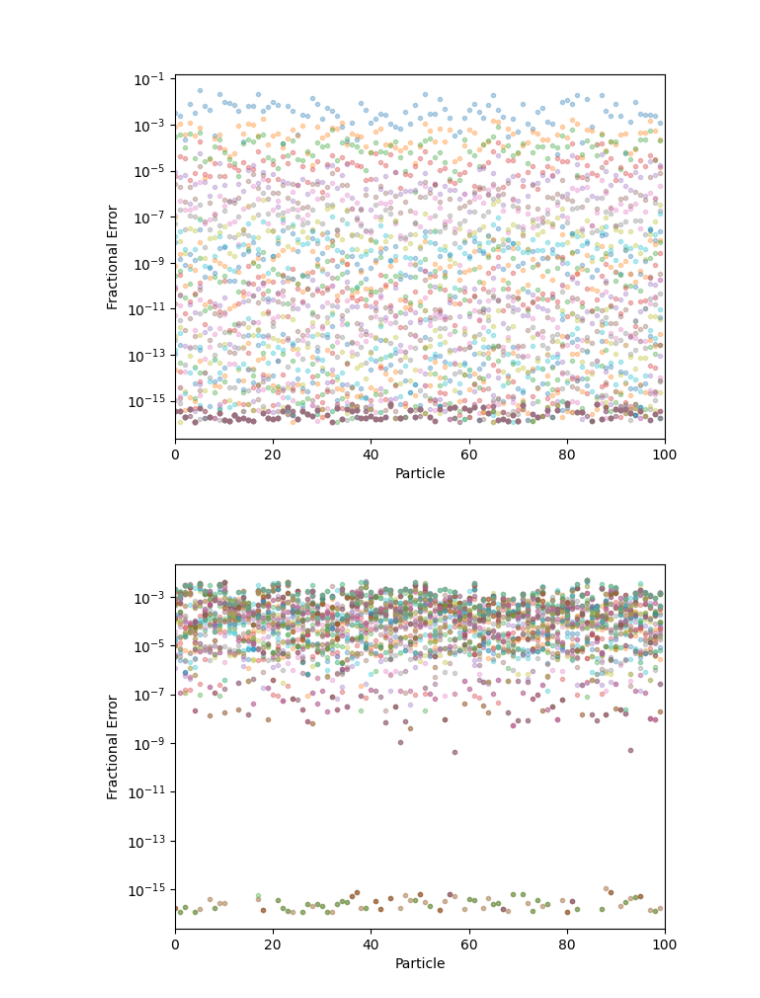
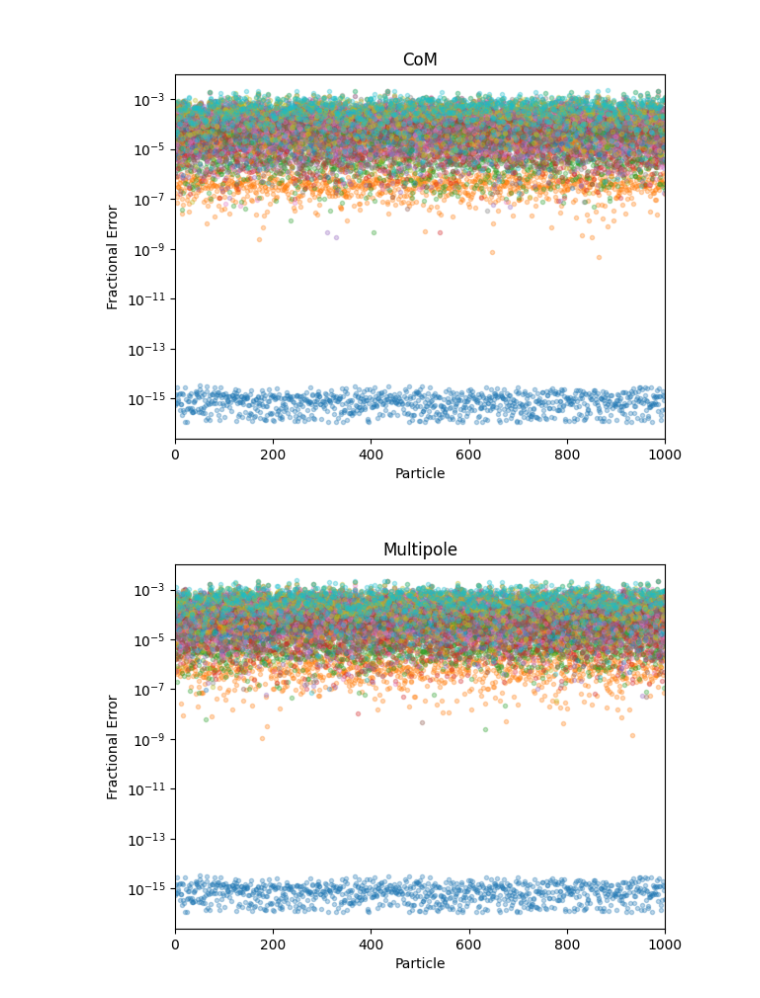
Before and after one commit to Part-II-Computational-Physics/hierarchical-methods-lb880, a Jupyter notebook: errors_test.ipynb, the cells around one changed output. Saved outputs shown, nothing was run; the diff lists cells and outputs as text; code cells hidden in the pictures.

```diff
--- a/errors_test.ipynb
+++ b/errors_test.ipynb
@@ -5,7 +7,9 @@ import matplotlib.pyplot as plt
 
 from packages import general, bh, fmm
 # %%
-num_particles = 100
+num_particles = 1000
+
+# np.random.seed(0)
 
 particles = [general.Particle(mass_like=True) for _ in range(num_particles)]
 # %%
@@ -20,18 +160,19 @@ dir_pots = np.array([particle.direct_potential for particle in particles])
 # %%
-thetas = np.linspace(0, 0.5, 50)
+thetas = np.linspace(0, 0.6, 20)
+terms = 0
 n_crit = 2
 
-bh_errs = []
-bh_fracs = []
+com_errs = []
+com_fracs = []
 
 for theta in thetas:
     print(f'Theta: {theta}')
-    bh_method = bh.BH(particles, theta, n_crit)
+    bh_method = bh.BH(particles, theta, terms, n_crit)
     bh_method.do_bh(zero_potentials=True)
     pots = np.array([particle.potential for particle in particles])
     err = pots - dir_pots
-    bh_errs.append(err)
+    com_errs.append(err)
     frac = np.abs(err / dir_pots)
-    bh_fracs.append(frac)
+    com_fracs.append(frac)
 # %% [output]
 Theta: 0.0
@@ -54,16 +198,18 @@ Theta: 0.5
 # %%
-precisions = np.arange(2, 40, dtype=int)
+thetas = np.linspace(0, 0.6, 20)
+terms = 2
+n_crit = 2
 
-fmm_errs = []
-fmm_fracs = []
+multi_errs = []
+multi_fracs = []
 
-for precision in precisions:
-    print(f'Precision: {precision}')
-    fmm_method = fmm.FMM(particles, precision)
-    fmm_method.do_fmm(zero_potentials=True)
+for theta in thetas:
+    print(f'Theta: {theta}')
+    bh_method = bh.BH(particles, theta, terms, n_crit)
+    bh_method.do_bh(zero_potentials=True)
     pots = np.array([particle.potential for particle in particles])
     err = pots - dir_pots
-    fmm_errs.append(err)
+    multi_errs.append(err)
     frac = np.abs(err / dir_pots)
-    fmm_fracs.append(frac)
+    multi_fracs.append(frac)
 # %% [output]
@@ -87,27 +236,29 @@ Precision: 39
 # %%
 fig, ax = plt.subplots()
-for i, precision in enumerate(precisions):
-    ax.plot(fmm_fracs[i], '.', alpha = 0.3, label=str(precision))
+for i, theta in enumerate(thetas):
+    ax.plot(com_fracs[i], '.', alpha = 0.3, label=str(terms))
 ax.set_yscale('log')
 ax.set_xmargin(0)
 ax.set_xticks(np.linspace(0,num_particles, 6))
 ax.set_xlabel('Particle')
 ax.set_ylabel('Fractional Error')
+ax.set_title('CoM')
 
 plt.show()
 # %% [output]
-[figure, old version]
+[figure, new version]
 # %%
 fig, ax = plt.subplots()
 for i, theta in enumerate(thetas):
-    ax.plot(bh_fracs[i], '.', alpha = 0.3, label=str(theta))
+    ax.plot(multi_fracs[i], '.', alpha = 0.3, label=str(terms))
 ax.set_yscale('log')
 ax.set_xmargin(0)
 ax.set_xticks(np.linspace(0,num_particles, 6))
 ax.set_xlabel('Particle')
 ax.set_ylabel('Fractional Error')
+ax.set_title('Multipole')
 
 plt.show()
 # %% [output]
-[figure, old version]
+[figure, new version]
 # %%
```
Also changed, not shown: parts of 15 cells of this notebook, 3 other files.
